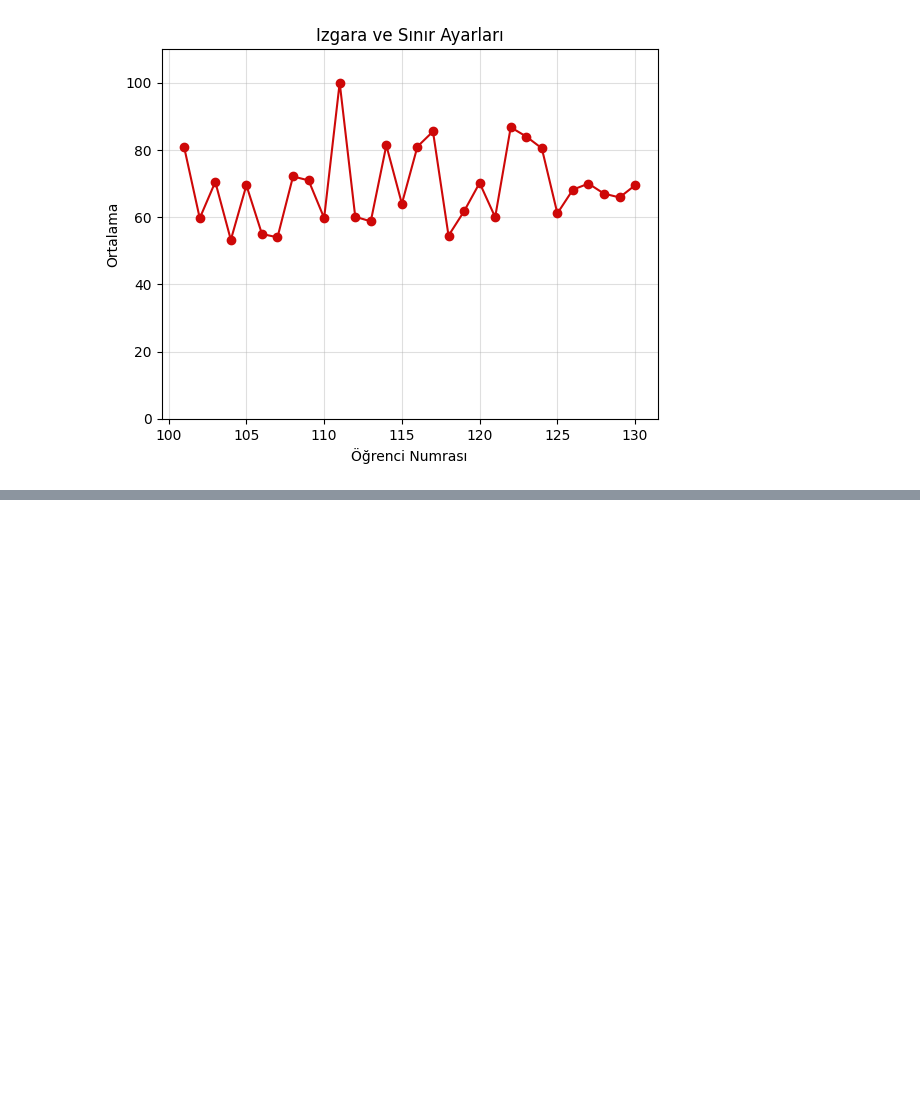
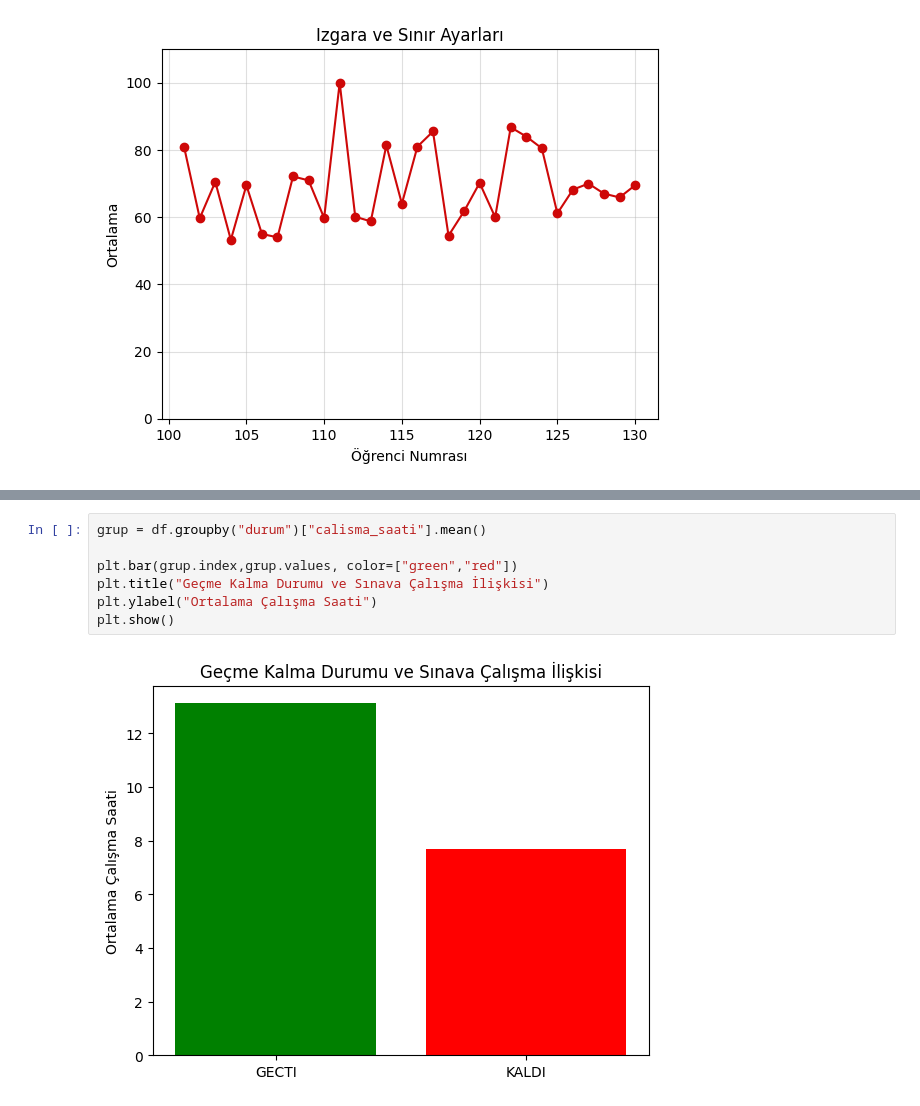
Before and after one commit to europecodingschool/ECS---VB---YZ---08.26, a Jupyter notebook: VB_YZ_Ders_6_.ipynb, the cells around one changed output, grey strips where cells are left out. Saved outputs shown, nothing was run; the diff lists cells and outputs as text; blank space fills up the shorter version.

```diff
--- a/VB_YZ_Ders_6_.ipynb
+++ b/VB_YZ_Ders_6_.ipynb
@@ -446,0 +460,9 @@ plt.show()
+# %%
+grup = df.groupby("durum")["calisma_saati"].mean()
+
+plt.bar(grup.index,grup.values, color=["green","red"])
+plt.title("Geçme Kalma Durumu ve Sınava Çalışma İlişkisi")
+plt.ylabel("Ortalama Çalışma Saati")
+plt.show()
+# %% [output]
+[figure, added]
```
Also changed, not shown: parts of 11 cells of this notebook.
